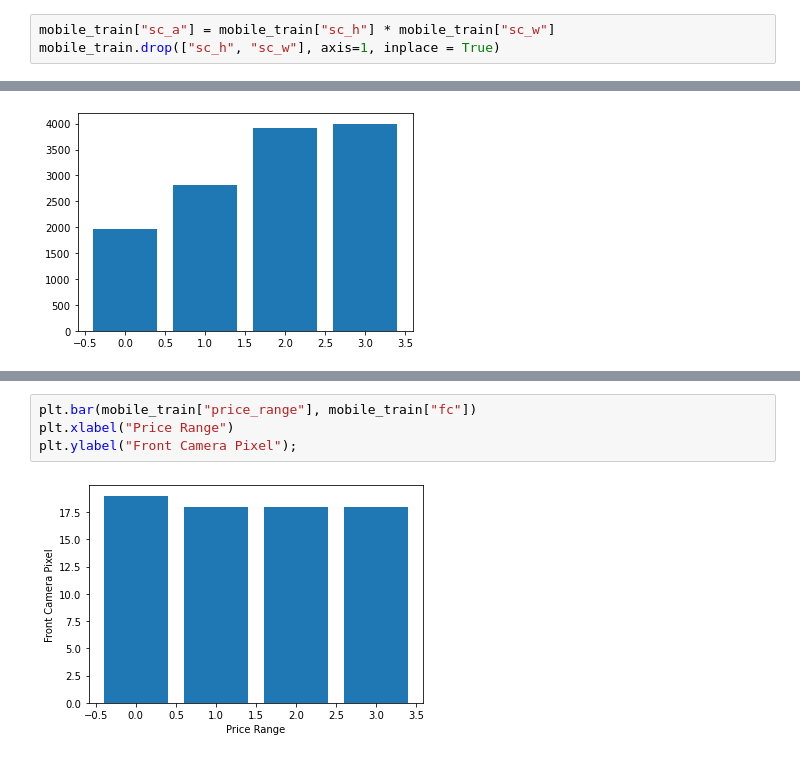
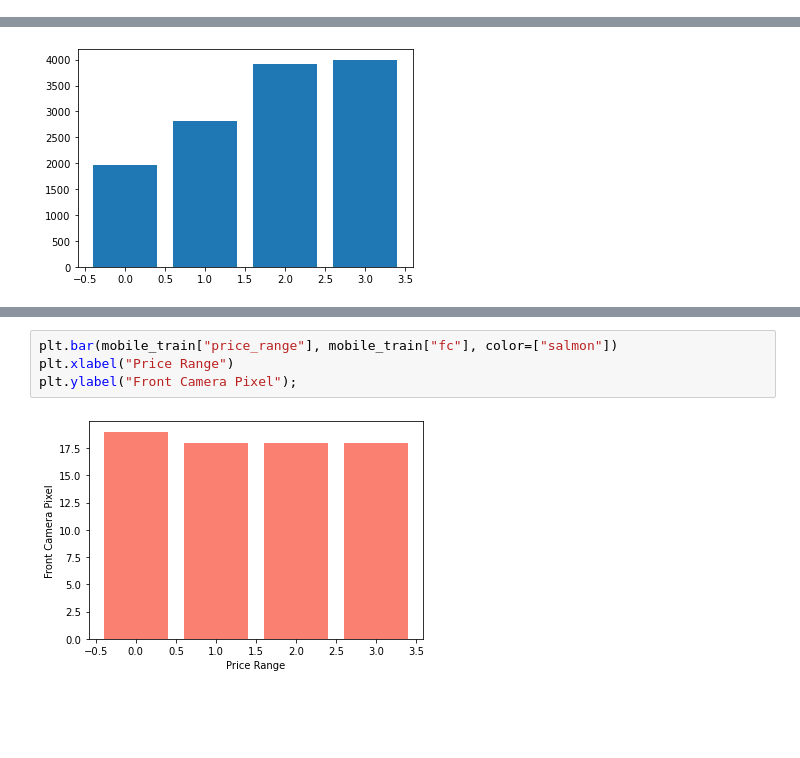
Before and after one commit to Charles2005/Mobile-Price-Classification, a Jupyter notebook: Files/Mobile-Price-Classication.ipynb, the cells around one changed output, grey strips where cells are left out. Drawn from its saved outputs; the diff is of its cells as text; blank space fills up the shorter version.

```diff
--- a/Files/Mobile-Price-Classication.ipynb
+++ b/Files/Mobile-Price-Classication.ipynb
@@ -150,3 +147,0 @@ mobile_train.describe()
-# %%
-mobile_train["sc_a"] = mobile_train["sc_h"] * mobile_train["sc_w"]
-mobile_train.drop(["sc_h", "sc_w"], axis=1, inplace = True)
@@ -216,6 +210,6 @@ pd.crosstab(mobile_train["price_range"], mobile_train["fc"])
 # %%
-plt.bar(mobile_train["price_range"], mobile_train["fc"])
+plt.bar(mobile_train["price_range"], mobile_train["fc"], color=["salmon"])
 plt.xlabel("Price Range")
 plt.ylabel("Front Camera Pixel");
 # %% [output]
-[figure, old version]
+[figure, new version]
```
Also changed, not shown: parts of 11 cells of this notebook.
